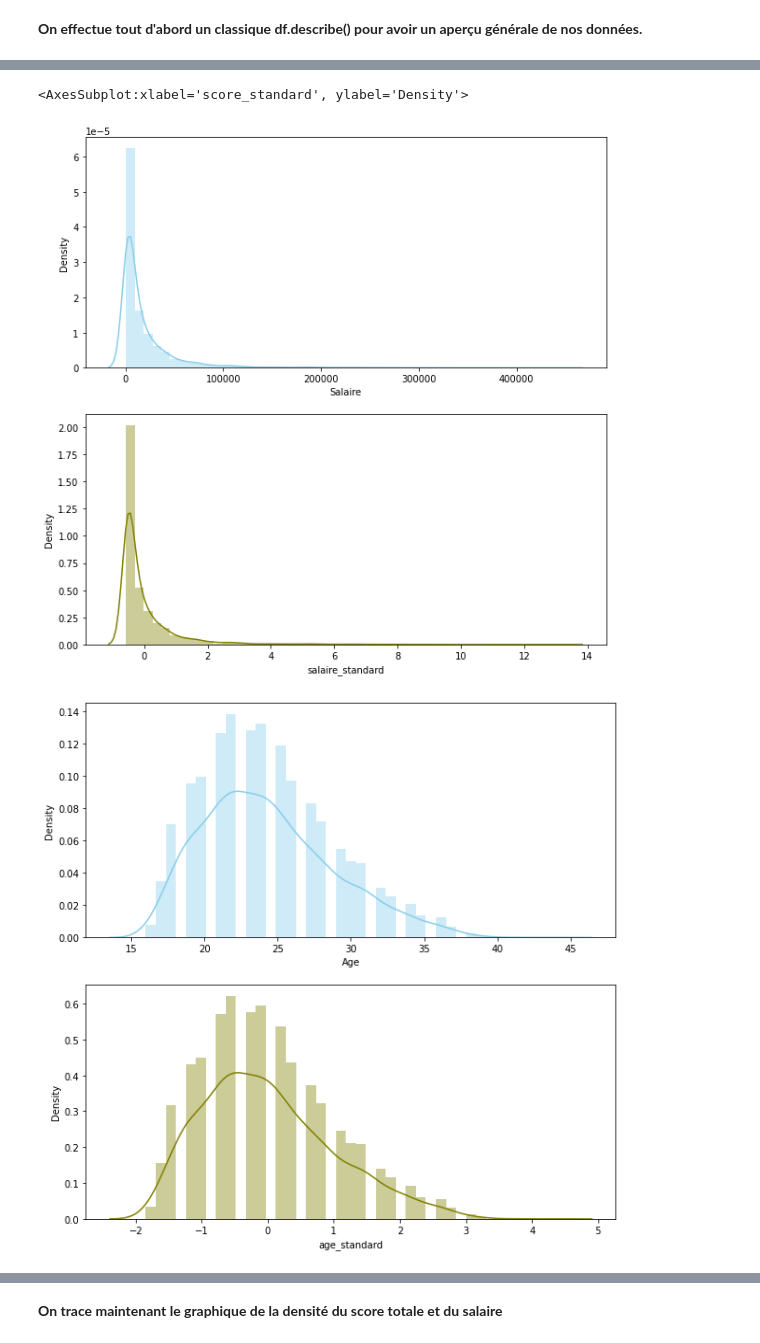
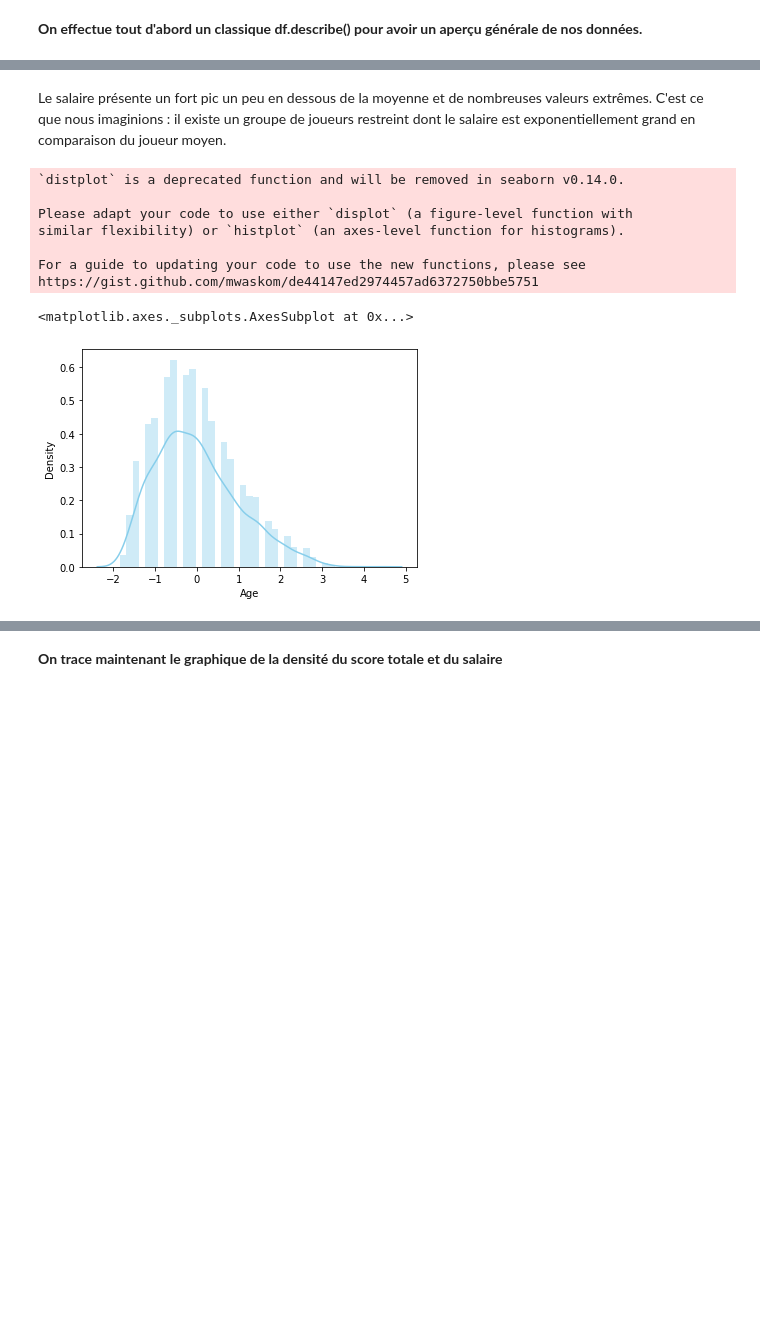
Before and after one commit to ambreetienne/Projet-python, a Jupyter notebook: Notebook_final.ipynb, the cells around one changed output, grey strips where cells are left out. Cells and saved outputs as stored; diff of their text form; code cells hidden in the pictures; blank space fills up the shorter version.

```diff
--- a/Notebook_final.ipynb
+++ b/Notebook_final.ipynb
@@ -222,0 +249,6 @@ df.describe()
+# %%
+col_modele=["Age","Taille","Salaire","Valeur","Score total","Attaque","Technique","Mouvement","Puissance","Defense","Gardien","Etat Esprit"]
+df2=df[col_modele]
+features = df[col_modele]
+features = StandardScaler().fit(features.values).transform(features.values)
+df2[col_modele] = features
@@ -223,49 +293,15 @@ df.describe()
+# %% [markdown]
+Le salaire présente un fort pic un peu en dessous de la moyenne et de nombreuses valeurs extrêmes. C'est ce que nous imaginions : il existe un groupe de joueurs restreint dont le salaire est exponentiellement grand en comparaison du joueur moyen.
 # %%
-#Standardisation de la variable salaire
-
-df['salaire_standard'] = preprocessing.scale(df['Salaire'])
-
-f, axes = plt.subplots(2, figsize=(10, 10))
-
-sns.distplot(df["Salaire"] , color="skyblue", ax=axes[0])
-
-sns.distplot(df["salaire_standard"] , color="olive", ax=axes[1])
-
-# Standardisation de la variable age
-
-df['age_standard'] = preprocessing.scale(df['Age'])
-
-f, axes = plt.subplots(2, figsize=(10, 10))
-
-sns.distplot(df["Age"] , color="skyblue", ax=axes[0])
-
-sns.distplot(df["age_standard"] , color="olive", ax=axes[1])
-
-# %%
-
-# Standardisation de la valeur marchande des joueurs
-
-df['valeur_standard'] = preprocessing.scale(df['Valeur'])
-
-f, axes = plt.subplots(2, figsize=(10, 10))
-
-sns.distplot(df["Valeur"] , color="skyblue", ax=axes[0])
-
-sns.distplot(df["valeur_standard"] , color="olive", ax=axes[1])
-
-
-# %%
-
-# Standardisation du score total
-
-df['score_standard'] = preprocessing.scale(df['Score total'])
-
-f, axes = plt.subplots(2, figsize=(10, 10))
-
-sns.distplot(df["Score total"] , color="skyblue", ax=axes[0])
-
-sns.distplot(df["score_standard"] , color="olive", ax=axes[1])
+# Variable age
+sns.distplot(df2["Age"] , color="skyblue")
 # %% [output]
-<AxesSubplot:xlabel='score_standard', ylabel='Density'>
+`distplot` is a deprecated function and will be removed in seaborn v0.14.0.
+
+Please adapt your code to use either `displot` (a figure-level function with
+similar flexibility) or `histplot` (an axes-level function for histograms).
+
+For a guide to updating your code to use the new functions, please see
+https://gist.github.com/mwaskom/de44147ed2974457ad6372750bbe5751
+<matplotlib.axes._subplots.AxesSubplot at 0x...>
-[figure, old version]
+[figure, new version]
-[figure, removed]
```
Also changed, not shown: parts of 64 cells of this notebook.
